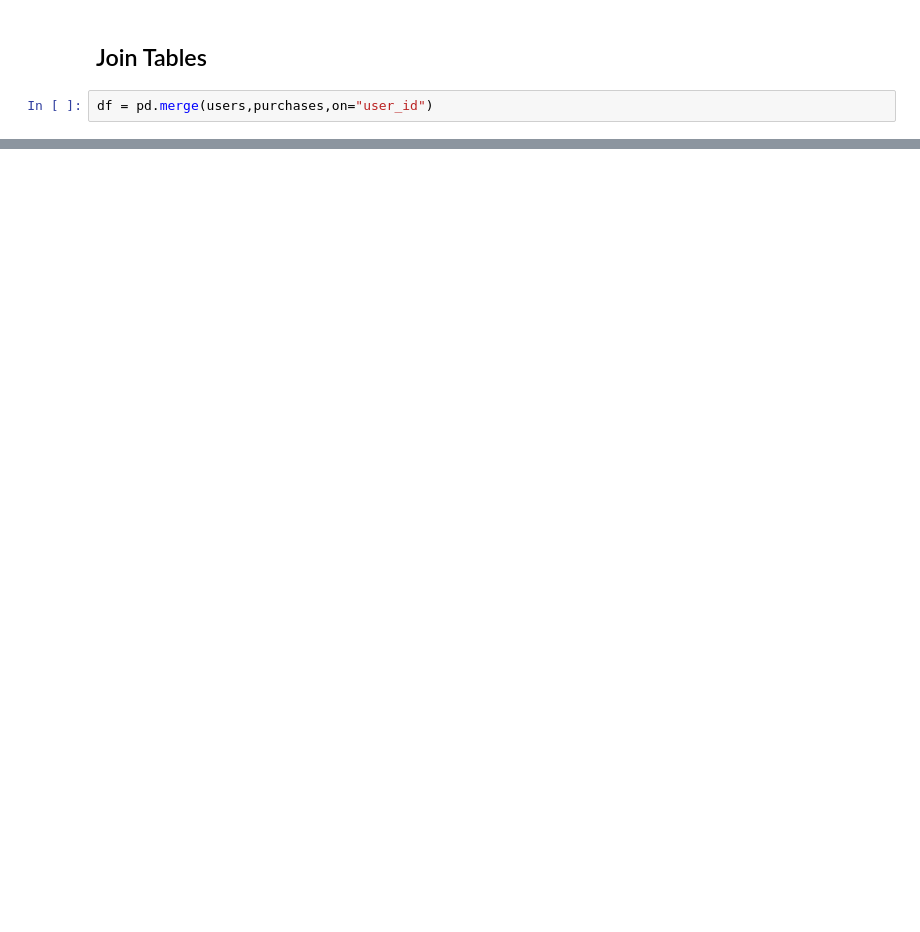
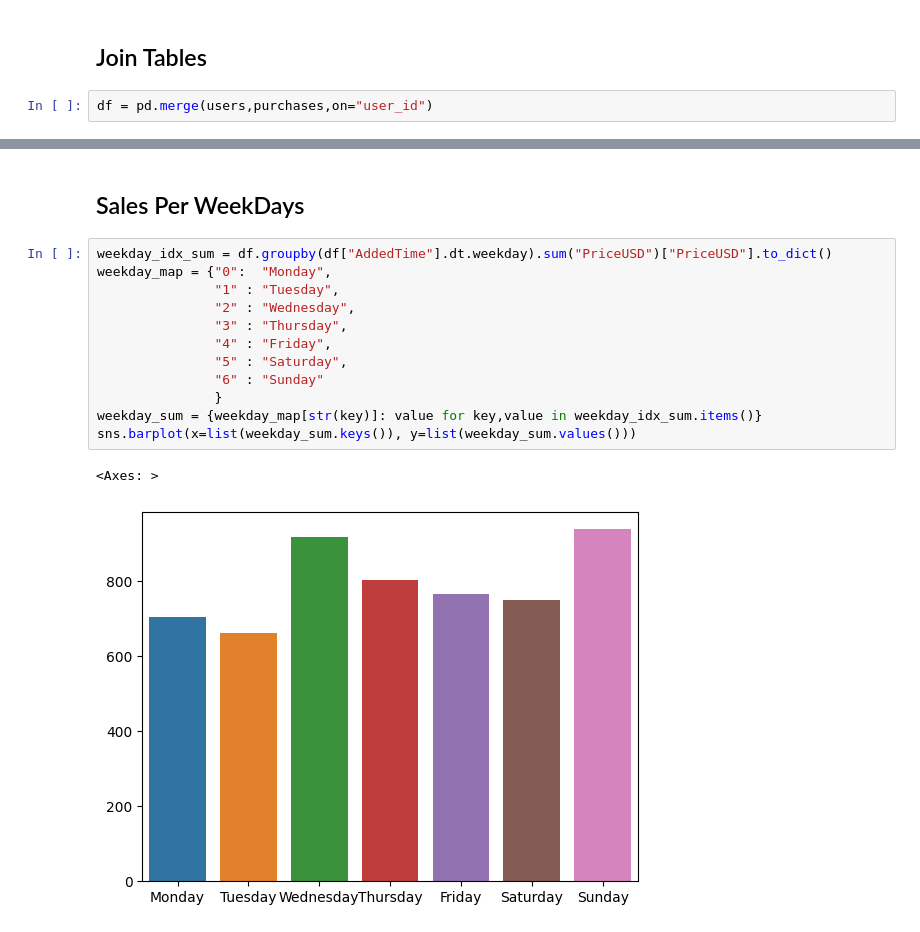
Before and after one commit to VavRe/data-mining-ut, a Jupyter notebook: HW1/Q2.ipynb, the cells around one changed output, grey strips where cells are left out. Drawn from its saved outputs; the diff is of its cells as text; blank space fills up the shorter version.

```diff
--- a/HW1/Q2.ipynb
+++ b/HW1/Q2.ipynb
@@ -55,0 +76,17 @@ df
+# %% [markdown]
+## Sales Per WeekDays
+# %%
+weekday_idx_sum = df.groupby(df["AddedTime"].dt.weekday).sum("PriceUSD")["PriceUSD"].to_dict()
+weekday_map = {"0":  "Monday",
+               "1" : "Tuesday",
+               "2" : "Wednesday",
+               "3" : "Thursday",
+               "4" : "Friday",
+               "5" : "Saturday",
+               "6" : "Sunday"
+               }
+weekday_sum = {weekday_map[str(key)]: value for key,value in weekday_idx_sum.items()}
+sns.barplot(x=list(weekday_sum.keys()), y=list(weekday_sum.values()))
+# %% [output]
+<Axes: >
+[figure, added]
```
Also changed, not shown: parts of 13 cells of this notebook, 1 other file.
